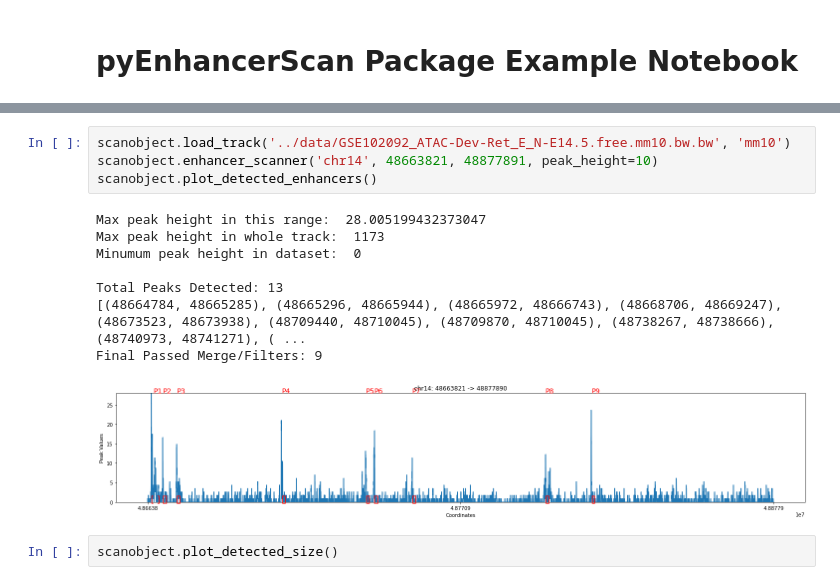
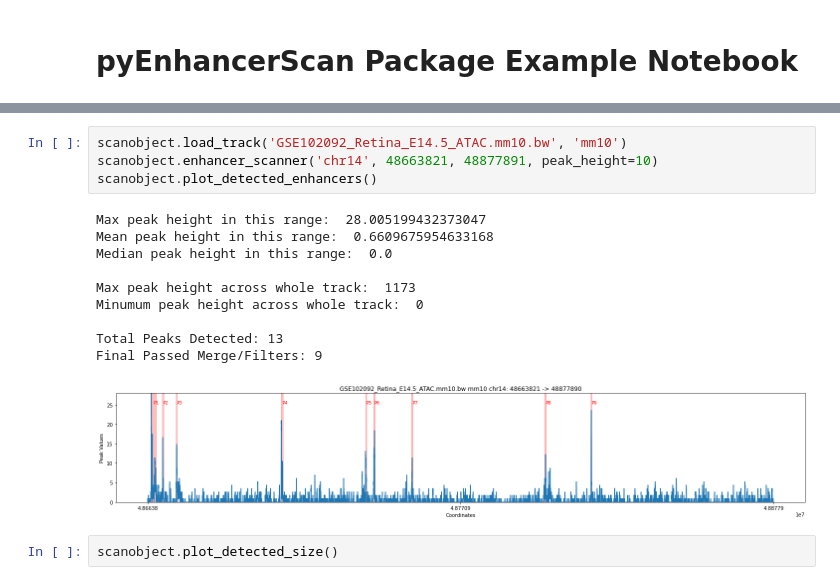
Before and after one commit to MLKaufman/py-enhancer-scanner, a Jupyter notebook: ExampleEnhancerScanNotebook.ipynb, the cells around one changed output, grey strips where cells are left out. Drawn from its saved outputs; the diff is of its cells as text.

Commit message:
updates to file dataset usage

```diff
--- a/ExampleEnhancerScanNotebook.ipynb
+++ b/ExampleEnhancerScanNotebook.ipynb
@@ -13,16 +33,18 @@ Ability to load remote files:  0
 # %%
-scanobject.load_track('../data/GSE102092_ATAC-Dev-Ret_E_N-E14.5.free.mm10.bw.bw', 'mm10')
+scanobject.load_track('GSE102092_Retina_E14.5_ATAC.mm10.bw', 'mm10')
 scanobject.enhancer_scanner('chr14', 48663821, 48877891, peak_height=10)
 scanobject.plot_detected_enhancers()
 # %% [output]
 Max peak height in this range:  28.005199432373047
-Max peak height in whole track:  1173
-Minumum peak height in dataset:  0
+Mean peak height in this range:  0.6609675954633168
+Median peak height in this range:  0.0
+
+Max peak height across whole track:  1173
+Minumum peak height across whole track:  0
 
 Total Peaks Detected: 13
-[(48664784, 48665285), (48665296, 48665944), (48665972, 48666743), (48668706, 48669247), (48673523, 48673938), (48709440, 48710045), (48709870, 48710045), (48738267, 48738666), (48740973, 48741271), ( ...
 Final Passed Merge/Filters: 9
-[figure, old version]
+[figure, new version]
 # %%
 scanobject.plot_detected_size()
 # %% [output]
```
Also changed, not shown: parts of 4 cells of this notebook, 2 other files.
